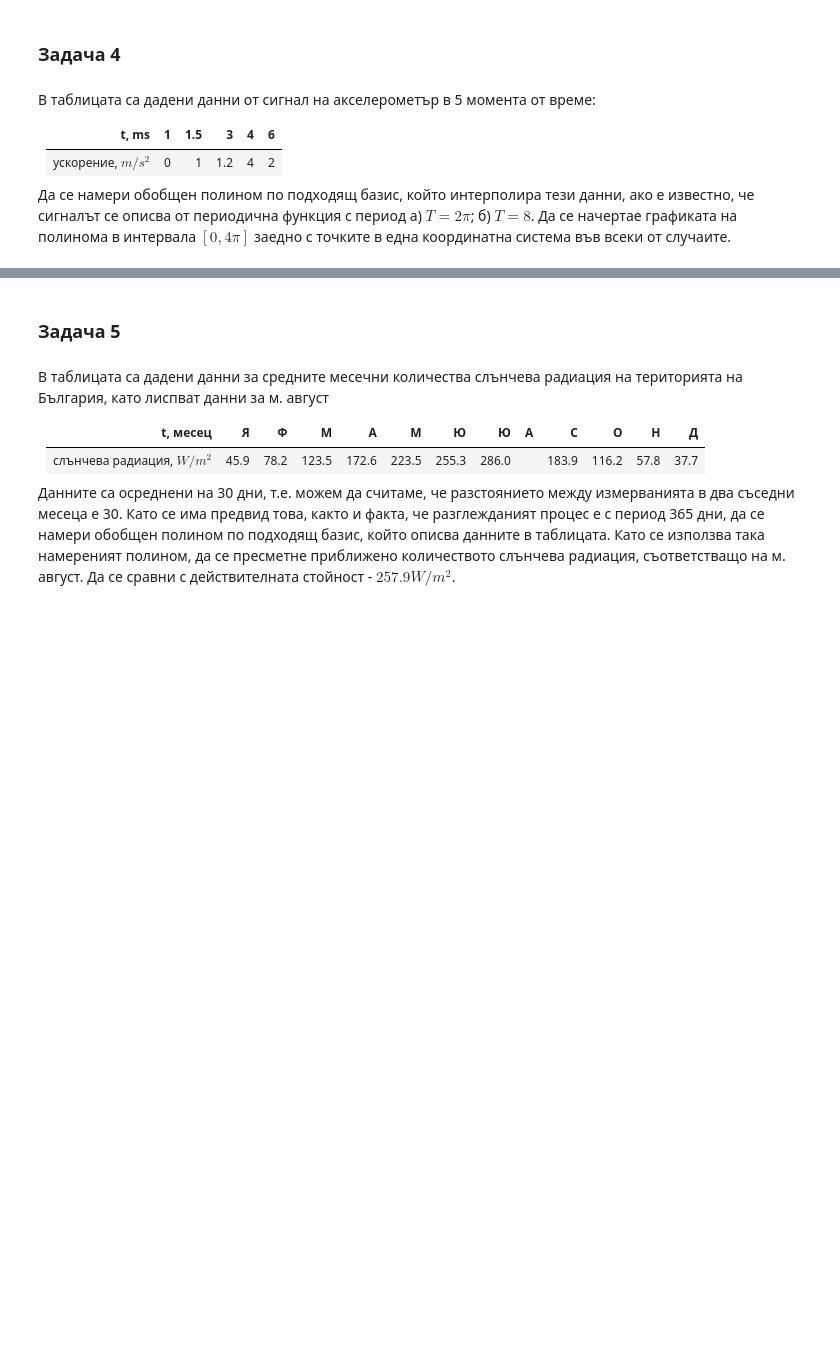
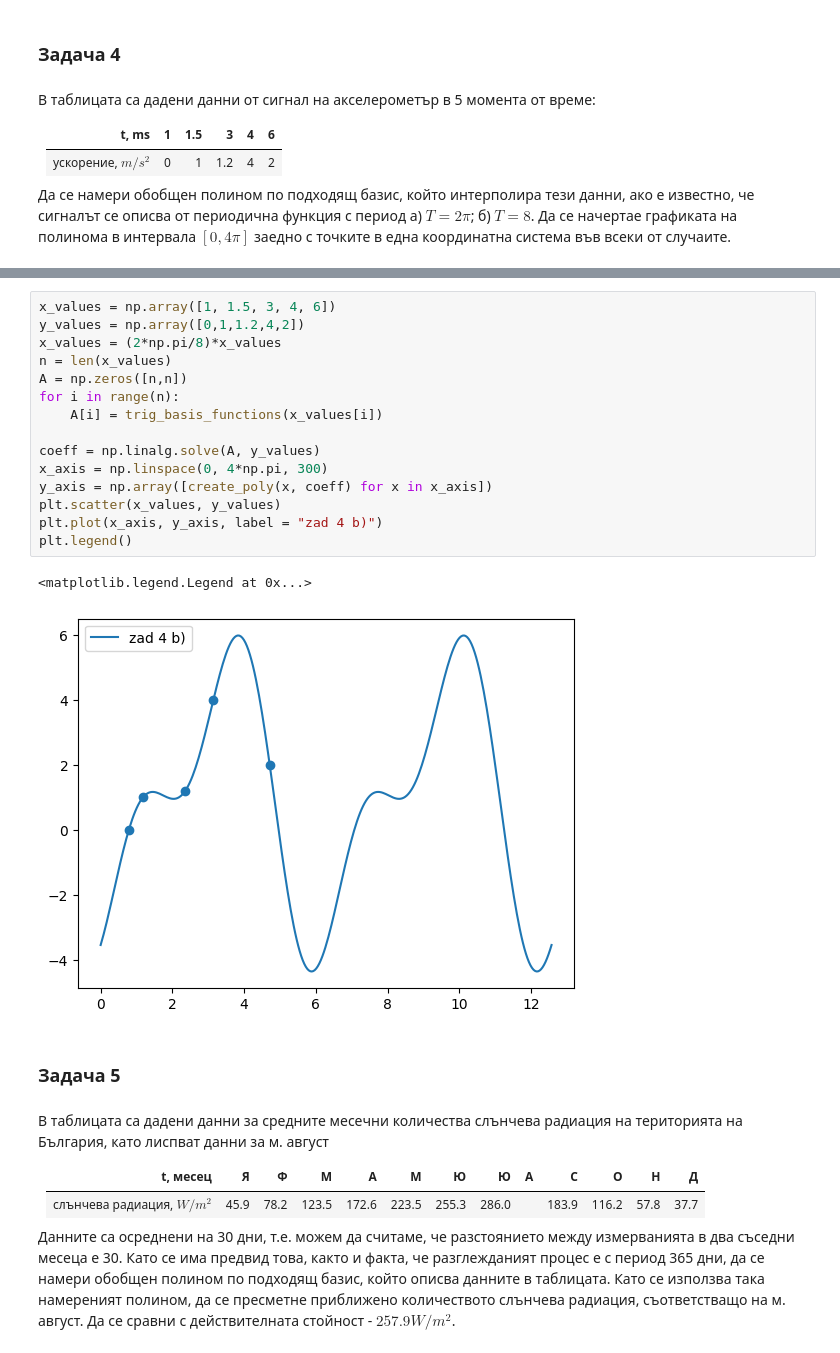
Before and after one commit to tmkayy/FMI, a Jupyter notebook: Numerical Analysis/exercises/NM_ex07_problems.ipynb, the cells around one changed output, grey strips where cells are left out. Saved outputs shown, nothing was run; the diff lists cells and outputs as text; blank space fills up the shorter version.

```diff
--- a/Numerical Analysis/exercises/NM_ex07_problems.ipynb
+++ b/Numerical Analysis/exercises/NM_ex07_problems.ipynb
@@ -100,3 +150,21 @@ plt.show()
+# %%
+x_values = np.array([1, 1.5, 3, 4, 6])
+y_values = np.array([0,1,1.2,4,2])
+x_values = (2*np.pi/8)*x_values
+n = len(x_values)
+A = np.zeros([n,n])
+for i in range(n):
+    A[i] = trig_basis_functions(x_values[i])
+
+coeff = np.linalg.solve(A, y_values)
+x_axis = np.linspace(0, 4*np.pi, 300)
+y_axis = np.array([create_poly(x, coeff) for x in x_axis])
+plt.scatter(x_values, y_values)
+plt.plot(x_axis, y_axis, label = "zad 4 b)")
+plt.legend()
+# %% [output]
+<matplotlib.legend.Legend at 0x...>
+[figure, added]
 # %% [markdown]
 ### Задача 5
 # %% [markdown]
```
Also changed, not shown: parts of 3 cells of this notebook, 1 other file.
